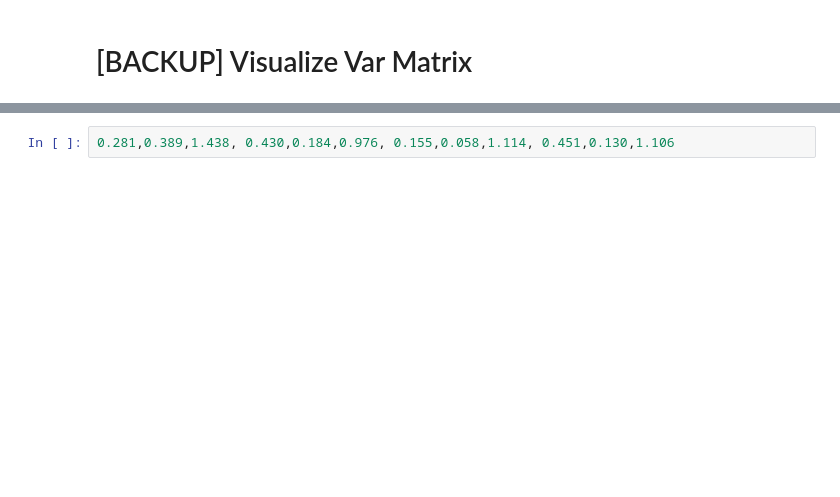
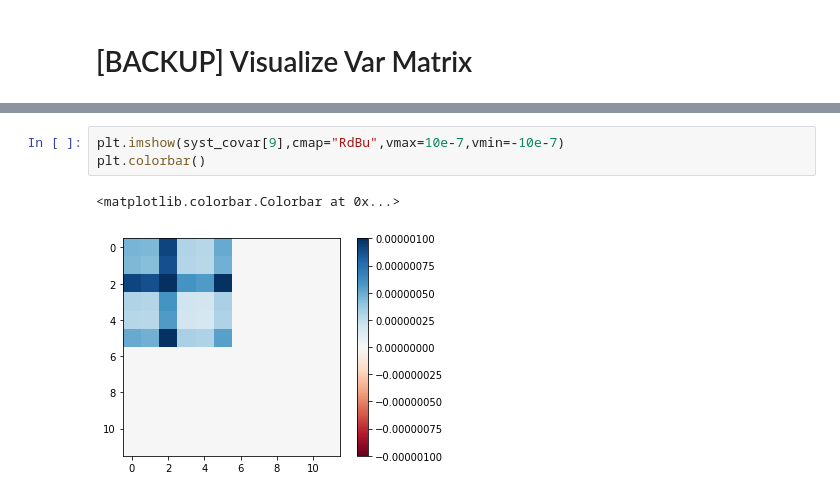
Before and after one commit to ZihengChen/WBranchingFaction, a Jupyter notebook: notebooks/ju_combineBF.ipynb, the cells around one changed output, grey strips where cells are left out. Drawn from its saved outputs; the diff is of its cells as text; blank space fills up the shorter version.

```diff
--- a/notebooks/ju_combineBF.ipynb
+++ b/notebooks/ju_combineBF.ipynb
@@ -118,2 +125,6 @@ plt.savefig('../plots/combine/covarMatrix_total.png',dpi=300)
-# %%
-0.281,0.389,1.438, 0.430,0.184,0.976, 0.155,0.058,1.114, 0.451,0.130,1.106
+# %%
+plt.imshow(syst_covar[9],cmap="RdBu",vmax=10e-7,vmin=-10e-7)
+plt.colorbar()
+# %% [output]
+<matplotlib.colorbar.Colorbar at 0x...>
+[figure, added]
```
Also changed, not shown: parts of 6 cells of this notebook, 43 other files.
